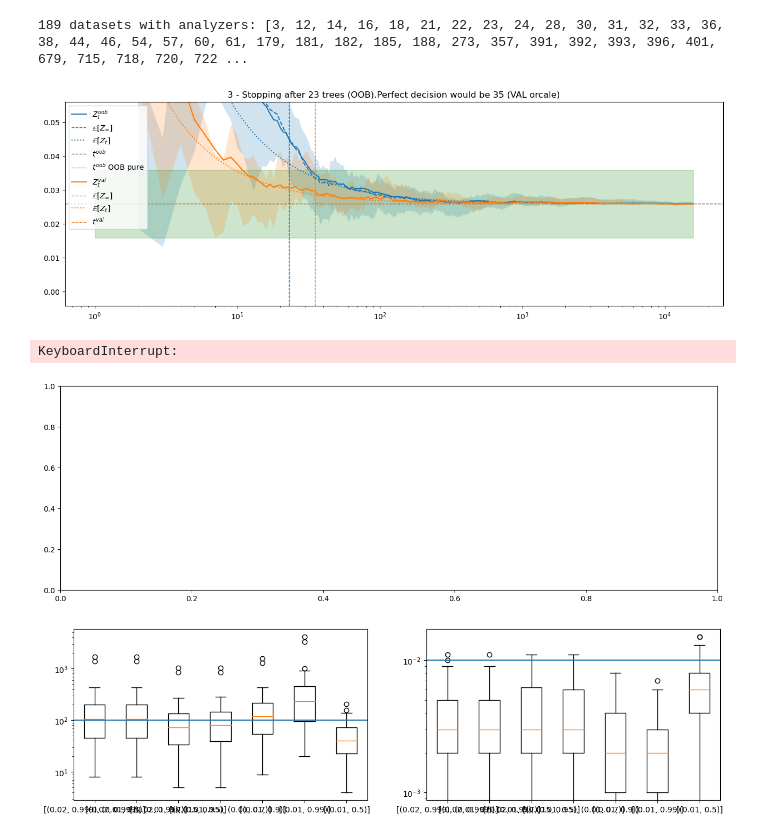
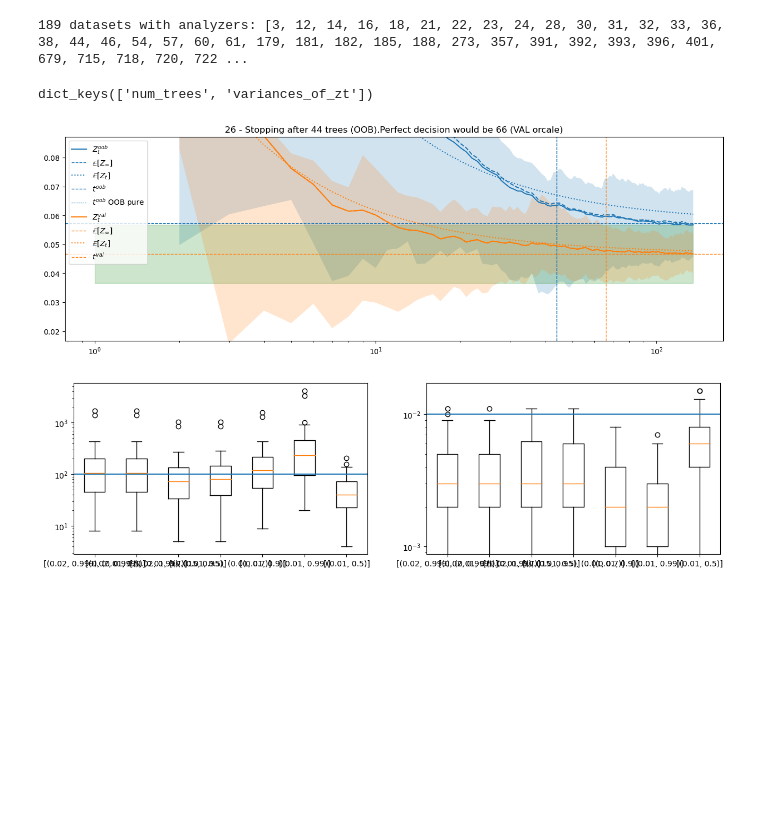
Before and after one commit to fmohr/asforests, a Jupyter notebook: publications/tmlr 2023/analysis/analysis.ipynb, the cells around one changed output. Saved outputs shown, nothing was run; the diff lists cells and outputs as text; code cells hidden in the pictures; blank space fills up the shorter version.

```diff
--- a/publications/tmlr 2023/analysis/analysis.ipynb
+++ b/publications/tmlr 2023/analysis/analysis.ipynb
@@ -27,14 +24,13 @@ print(f"{len(datasets_with_analyzer_available)} datasets with analyzers: {datase
 # %% [output]
 189 datasets with analyzers: [3, 12, 14, 16, 18, 21, 22, 23, 24, 28, 30, 31, 32, 33, 36, 38, 44, 46, 54, 57, 60, 61, 179, 181, 182, 185, 188, 273, 357, 391, 392, 393, 396, 401, 679, 715, 718, 720, 722 ...
 # %%
-for openmlid in datasets_with_analyzer_available:
-    analyzer = get_analyzer_from_disk(openmlid, 0)
+for openmlid in [26]:
+    analyzer = Analyzer.for_dataset(openmlid, seed=0)
     #print(analyzer.confidence_term_for_correction_term_per_time["oob"][-1])
-    create_full_belief_plot(analyzer, alpha=0.5, eps=0.01, ci_offset=2)
+    analyzer.create_full_belief_plot()
 # %% [output]
+dict_keys(['num_trees', 'variances_of_zt'])
-[figure, old version]
+[figure, new version]
-KeyboardInterrupt:
-[figure, removed]
 # %%
 def simulate_algorithm(analyzer, profiles, min_members=4):
 
```
Also changed, not shown: parts of 3 cells of this notebook, 7 other files.
